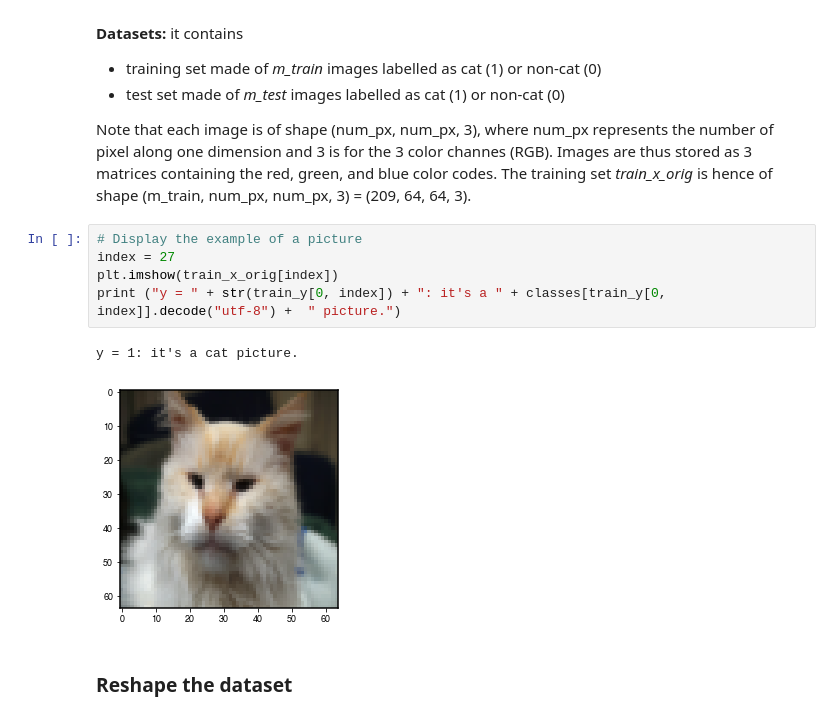
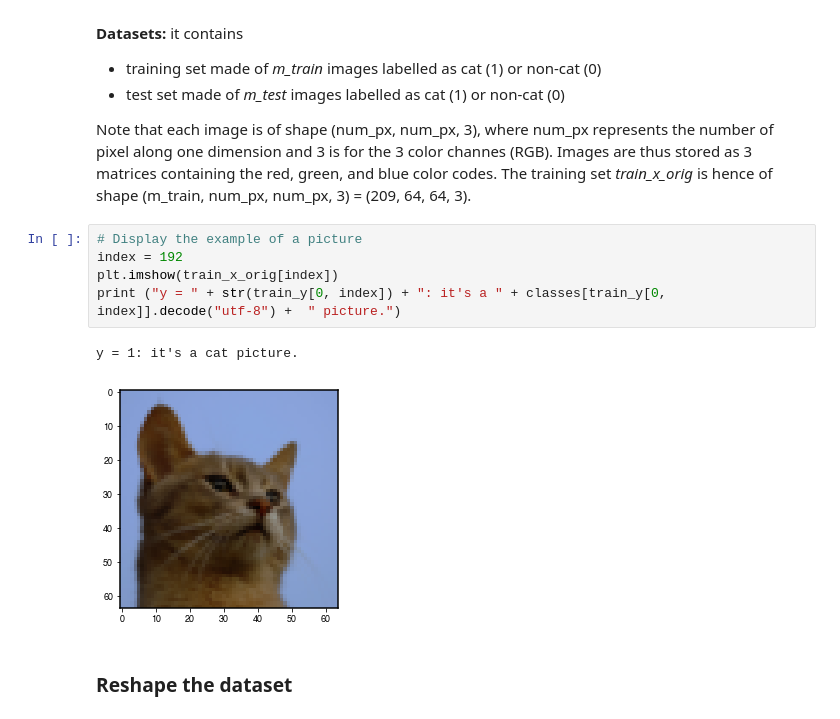
Before and after one commit to LucaPapariello/Cats_classifier, a Jupyter notebook: NN_cats_classifier.ipynb, the cells around one changed output. Drawn from its saved outputs; the diff is of its cells as text.

```diff
--- a/NN_cats_classifier.ipynb
+++ b/NN_cats_classifier.ipynb
@@ -46,12 +49,12 @@ Images are thus stored as 3 matrices containing the red, green, and blue color c
 The training set *train_x_orig* is hence of shape (m_train, num_px, num_px, 3) = (209, 64, 64, 3).
 # %%
 # Display the example of a picture
-index = 27
+index = 192
 plt.imshow(train_x_orig[index])
 print ("y = " + str(train_y[0, index]) + ": it's a " + classes[train_y[0, index]].decode("utf-8") +  " picture.")
 # %% [output]
 y = 1: it's a cat picture.
-[figure, old version]
+[figure, new version]
 # %% [markdown]
 ### Reshape the dataset
 # %% [markdown]
```
Also changed, not shown: parts of 12 cells of this notebook, 1 other file.
